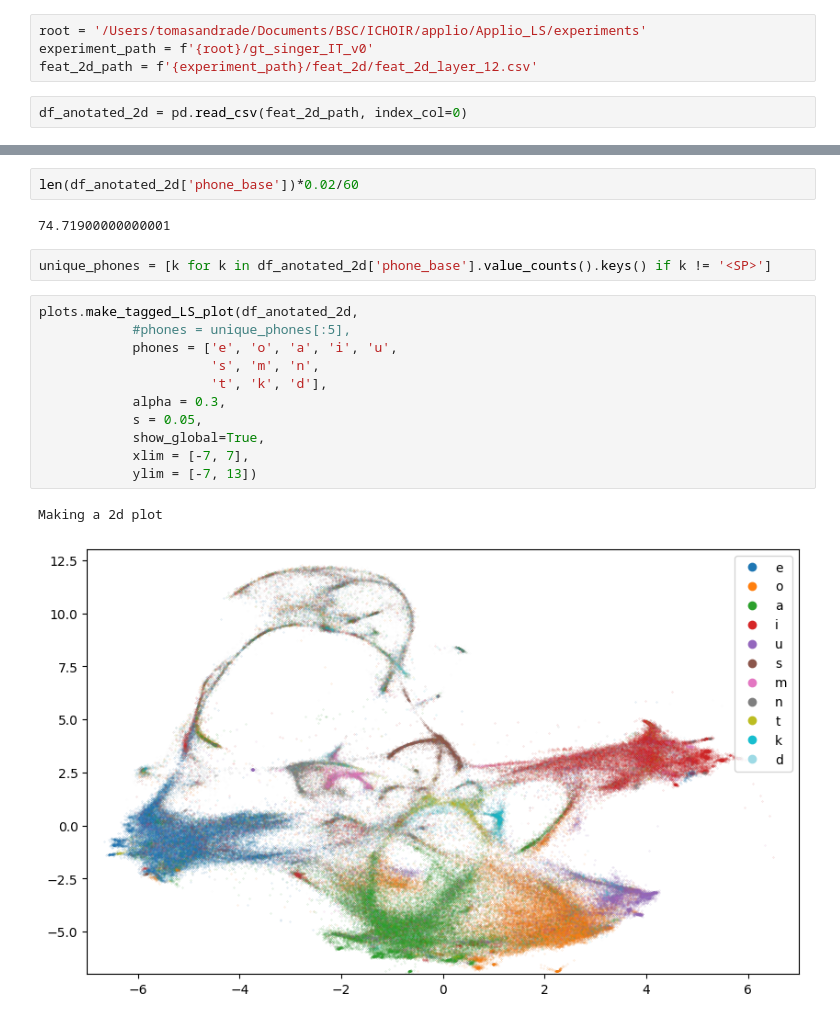
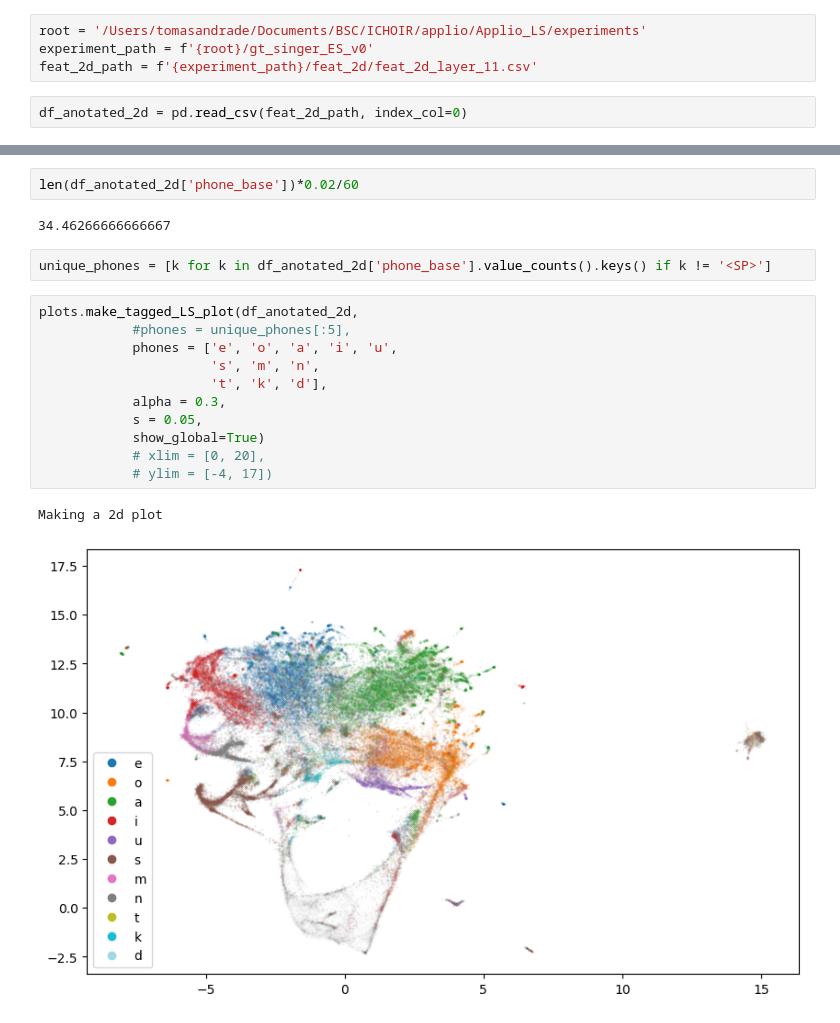
Before and after one commit to BSCCNS/Applio_LS, a Jupyter notebook: develop_nb/cluster_phonemes_GTSinger.ipynb, the cells around one changed output, grey strips where cells are left out. Saved outputs shown, nothing was run; the diff lists cells and outputs as text.

```diff
--- a/develop_nb/cluster_phonemes_GTSinger.ipynb
+++ b/develop_nb/cluster_phonemes_GTSinger.ipynb
@@ -16,7 +11,7 @@ from phonetics import plots as plots
 # %%
 root = '/Users/tomasandrade/Documents/BSC/ICHOIR/applio/Applio_LS/experiments'
-experiment_path = f'{root}/gt_singer_IT_v0'
-feat_2d_path = f'{experiment_path}/feat_2d/feat_2d_layer_12.csv'
+experiment_path = f'{root}/gt_singer_ES_v0'
+feat_2d_path = f'{experiment_path}/feat_2d/feat_2d_layer_11.csv'
 # %%
 df_anotated_2d = pd.read_csv(feat_2d_path, index_col=0)
 # %%
@@ -32,20 +27,20 @@ df_anotated_2d['phone_base'].value_counts().plot.bar(rot = 45)
 # %%
 len(df_anotated_2d['phone_base'])*0.02/60
 # %% [output]
-74.71900000000001
+34.46266666666667
 # %%
 unique_phones = [k for k in df_anotated_2d['phone_base'].value_counts().keys() if k != '<SP>']
 # %%
 plots.make_tagged_LS_plot(df_anotated_2d,
             #phones = unique_phones[:5],
             phones = ['e', 'o', 'a', 'i', 'u',
                       's', 'm', 'n',
                       't', 'k', 'd'],
             alpha = 0.3,
             s = 0.05,
-            show_global=True,
-            xlim = [-7, 7],
-            ylim = [-7, 13])
+            show_global=True)
+            # xlim = [0, 20],
+            # ylim = [-4, 17])
 # %% [output]
 Making a 2d plot
-[figure, old version]
+[figure, new version]
```
Also changed, not shown: parts of 3 cells of this notebook, 2 other files.
